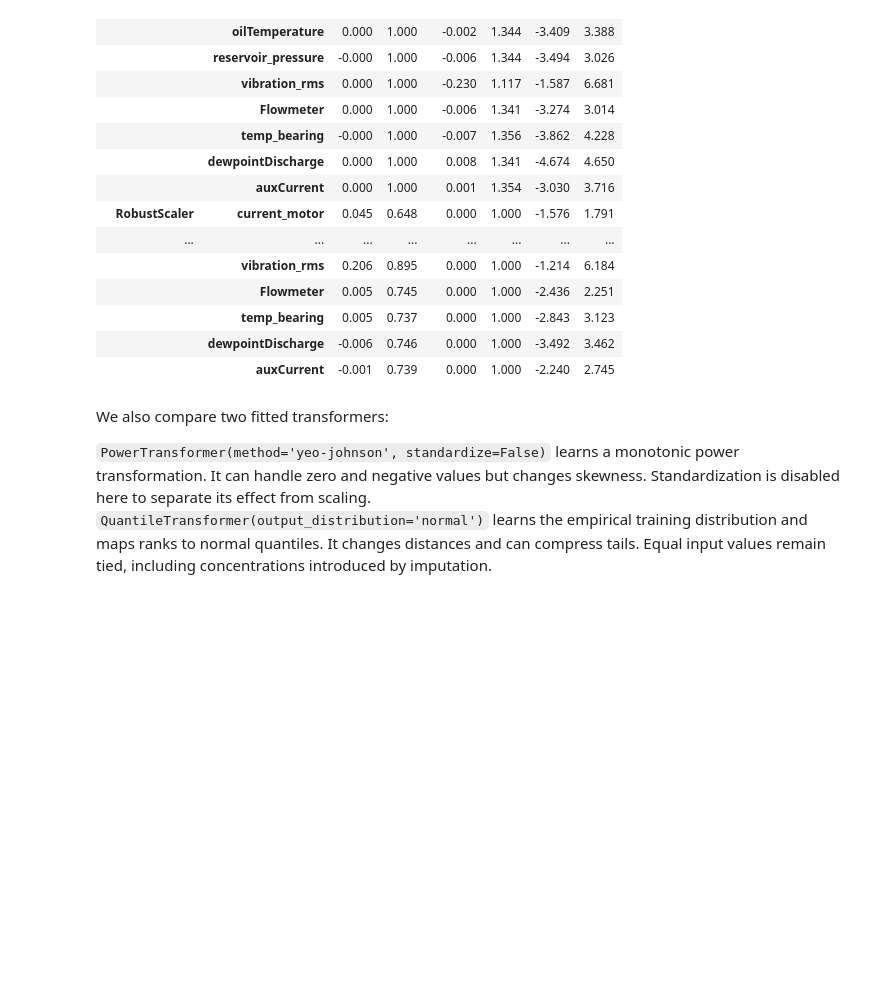
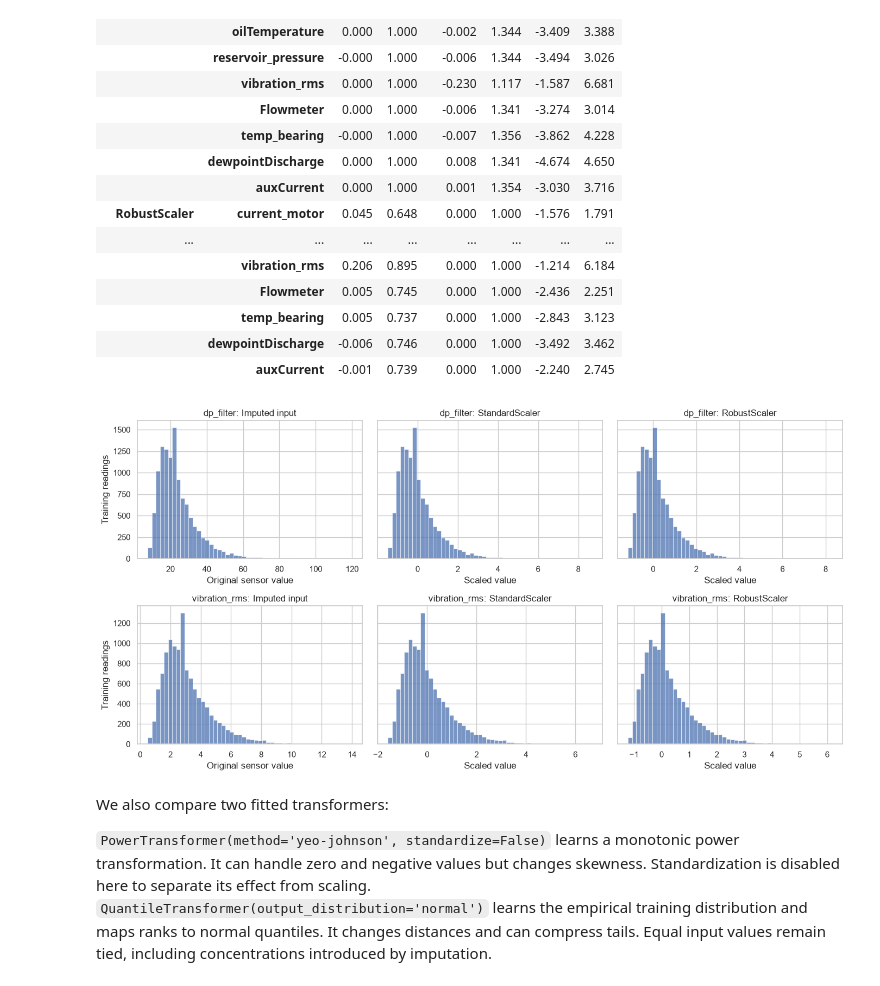
Before and after one commit to zigo-matej/iau_project, a Jupyter notebook: phase_02.ipynb, the cells around one changed output. Saved outputs shown, nothing was run; the diff lists cells and outputs as text; code cells hidden in the pictures; blank space fills up the shorter version.

Commit message:
Added visualizations to scalers

```diff
--- a/phase_02.ipynb
+++ b/phase_02.ipynb
@@ -562,6 +562,19 @@ display(scaling_summary.round(3))
 |  | temp_bearing | 0.005 | 0.737 | 0.000 | 1.000 | -2.843 | 3.123 |
 |  | dewpointDischarge | -0.006 | 0.746 | 0.000 | 1.000 | -3.492 | 3.462 |
 |  | auxCurrent | -0.001 | 0.739 | 0.000 | 1.000 | -2.240 | 2.745 |
+# %%
+fig, axes = plt.subplots(2, 3, figsize=(14, 7), sharey='row')
+versions = [('Imputed input', sensors_imputed), *scaled_training.items()]
+for row, col in enumerate(['dp_filter', 'vibration_rms']):
+    for ax, (name, frame) in zip(axes[row], versions):
+        sns.histplot(frame[col], bins=50, ax=ax)
+        ax.set_title(f'{col}: {name}')
+        ax.set_xlabel('Original sensor value' if name == 'Imputed input' else 'Scaled value')
+        ax.set_ylabel('Training readings')
+plt.tight_layout()
+plt.show()
+# %% [output]
+[figure, added]
 # %% [markdown]
 We also compare two fitted transformers:
 
```
Also changed, not shown: parts of 3 cells of this notebook.
